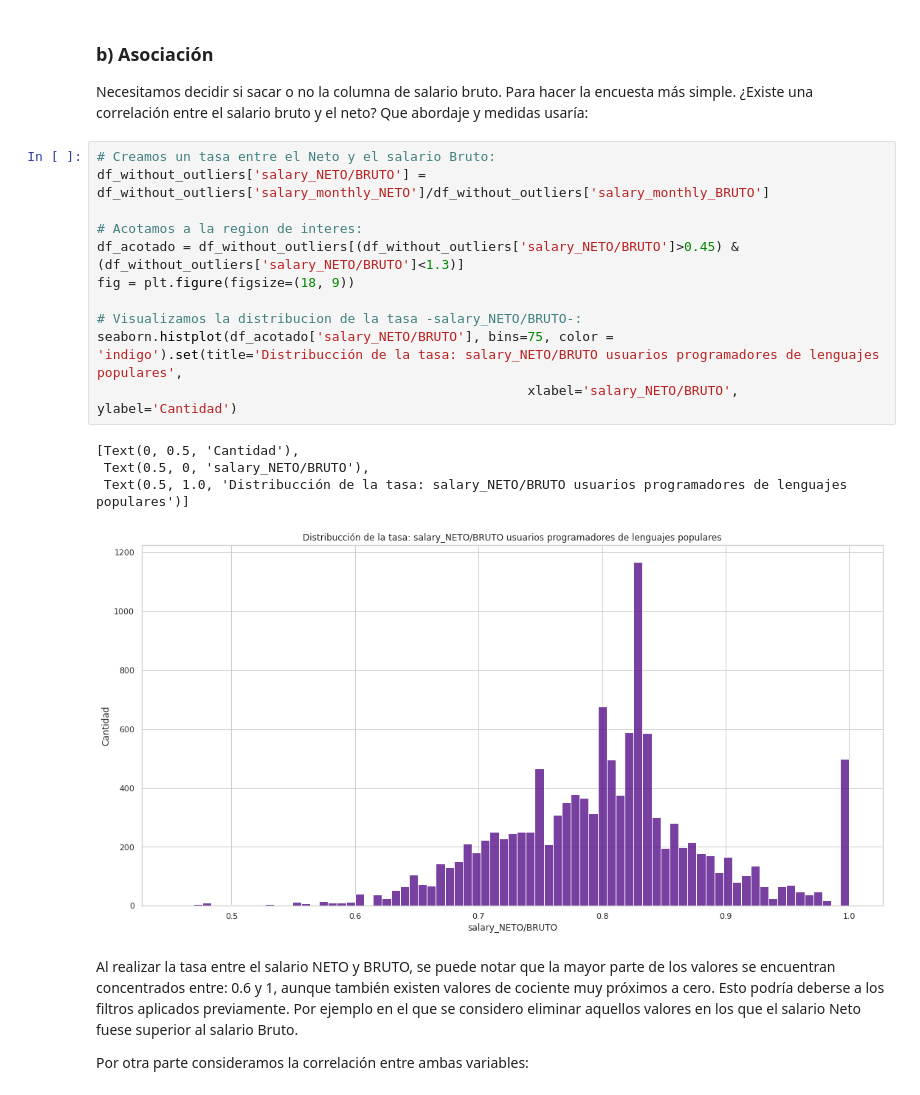
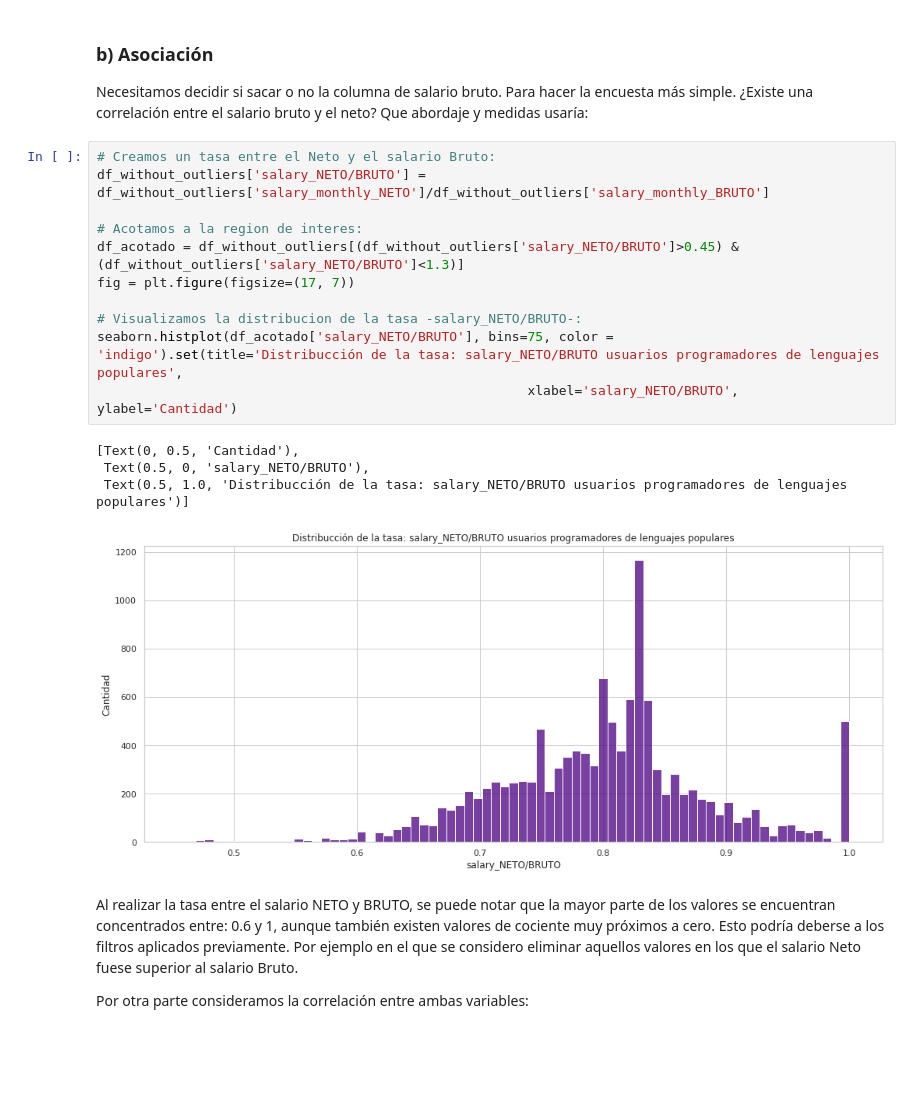
Before and after one commit to argennof/Data_A-V_2022, a Jupyter notebook: Grupo_24_Entregable_Parte_1.ipynb, the cells around one changed output. Cells and saved outputs as stored; diff of their text form; blank space fills up the shorter version.

```diff
--- a/Grupo_24_Entregable_Parte_1.ipynb
+++ b/Grupo_24_Entregable_Parte_1.ipynb
@@ -611,19 +611,19 @@ Necesitamos decidir si sacar o no la columna de salario bruto. Para hacer la enc
 # %%
 # Creamos un tasa entre el Neto y el salario Bruto:
 df_without_outliers['salary_NETO/BRUTO'] = df_without_outliers['salary_monthly_NETO']/df_without_outliers['salary_monthly_BRUTO']
 
 # Acotamos a la region de interes:
 df_acotado = df_without_outliers[(df_without_outliers['salary_NETO/BRUTO']>0.45) & (df_without_outliers['salary_NETO/BRUTO']<1.3)]
-fig = plt.figure(figsize=(18, 9))
+fig = plt.figure(figsize=(17, 7))
 
 # Visualizamos la distribucion de la tasa -salary_NETO/BRUTO-:
 seaborn.histplot(df_acotado['salary_NETO/BRUTO'], bins=75, color = 'indigo').set(title='Distribucción de la tasa: salary_NETO/BRUTO usuarios programadores de lenguajes populares',
                                                        xlabel='salary_NETO/BRUTO', ylabel='Cantidad')
 # %% [output]
 [Text(0, 0.5, 'Cantidad'),
  Text(0.5, 0, 'salary_NETO/BRUTO'),
  Text(0.5, 1.0, 'Distribucción de la tasa: salary_NETO/BRUTO usuarios programadores de lenguajes populares')]
-[figure, old version]
+[figure, new version]
 # %% [markdown]
 Al realizar la tasa entre el salario NETO y BRUTO, se puede notar que la mayor parte de los valores se encuentran concentrados entre: 0.6 y 1, aunque también existen valores de cociente muy próximos a cero. Esto podría deberse a los filtros aplicados previamente. Por ejemplo en el que se considero eliminar aquellos valores en los que el salario Neto fuese superior al salario Bruto.
 
```
Also changed, not shown: parts of 2 cells of this notebook.
